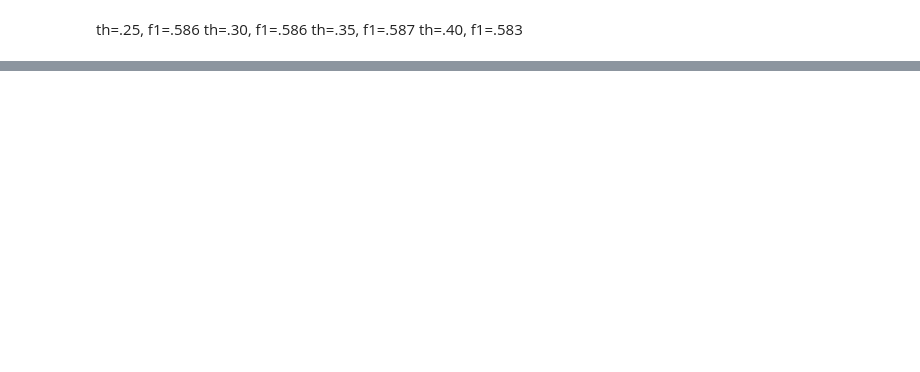
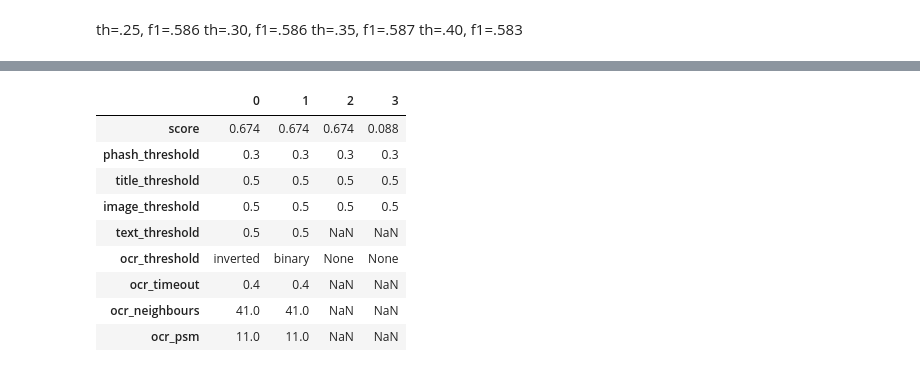
Before and after one commit to seahrh/kaggle-shopee-product-matching, a Jupyter notebook: validation.ipynb, the cells around one changed output, grey strips where cells are left out. Cells and saved outputs as stored; diff of their text form; code cells hidden in the pictures; blank space fills up the shorter version.

Commit message:
validation: image embedding -part2

```diff
--- a/validation.ipynb
+++ b/validation.ipynb
@@ -336,39 +359,64 @@ print(f"Combined score={train.f1.mean():.3f}")
 # %%
 res = [
+    {
+        "score": 0.088,
+        "phash_threshold": 0.3,
+        "title_threshold": 0.5,
+        "image_threshold": 0.5,
+        "text_threshold": None,
+        "ocr_threshold": None,
+        "ocr_timeout": None,
+        "ocr_neighbours": None,
+        "ocr_psm": None
+    },
     {
         "score": 0.674,
         "phash_threshold": 0.3,
         "title_threshold": 0.5,
         "text_threshold": 0.5,
+        "image_threshold": 0.5,
         "ocr_threshold": "inverted",
         "ocr_timeout": 0.4,
         "ocr_neighbours": 41,
         "ocr_psm": 11
     },
     {
         "score": 0.674,
         "phash_threshold": 0.3,
         "title_threshold": 0.5,
         "text_threshold": 0.5,
+        "image_threshold": 0.5,
         "ocr_threshold": "binary",
         "ocr_timeout": 0.4,
         "ocr_neighbours": 41,
         "ocr_psm": 11
     },
     {
         "score": 0.674,
         "phash_threshold": 0.3,
         "title_threshold": 0.5,
+        "image_threshold": 0.5,
         "text_threshold": None,
         "ocr_threshold": None,
         "ocr_timeout": None,
         "ocr_neighbours": None,
         "ocr_psm": None
     }
 ]
 df = pd.DataFrame.from_records(res)
 df.sort_values("score", ascending=False, inplace=True, ignore_index=True)
-df.head(len(res))
+df.T.head(30)
+# %% [output]
+|  | 0 | 1 | 2 | 3 |
+| score | 0.674 | 0.674 | 0.674 | 0.088 |
+| phash_threshold | 0.3 | 0.3 | 0.3 | 0.3 |
+| title_threshold | 0.5 | 0.5 | 0.5 | 0.5 |
+| image_threshold | 0.5 | 0.5 | 0.5 | 0.5 |
+| text_threshold | 0.5 | 0.5 | NaN | NaN |
+| ocr_threshold | inverted | binary | None | None |
+| ocr_timeout | 0.4 | 0.4 | NaN | NaN |
+| ocr_neighbours | 41.0 | 41.0 | NaN | NaN |
+| ocr_psm | 11.0 | 11.0 | NaN | NaN |
 # %%
 cols = ["f1", "target", "matches"] + fs
 train[cols].head(30)
```
Also changed, not shown: parts of 10 cells of this notebook.
